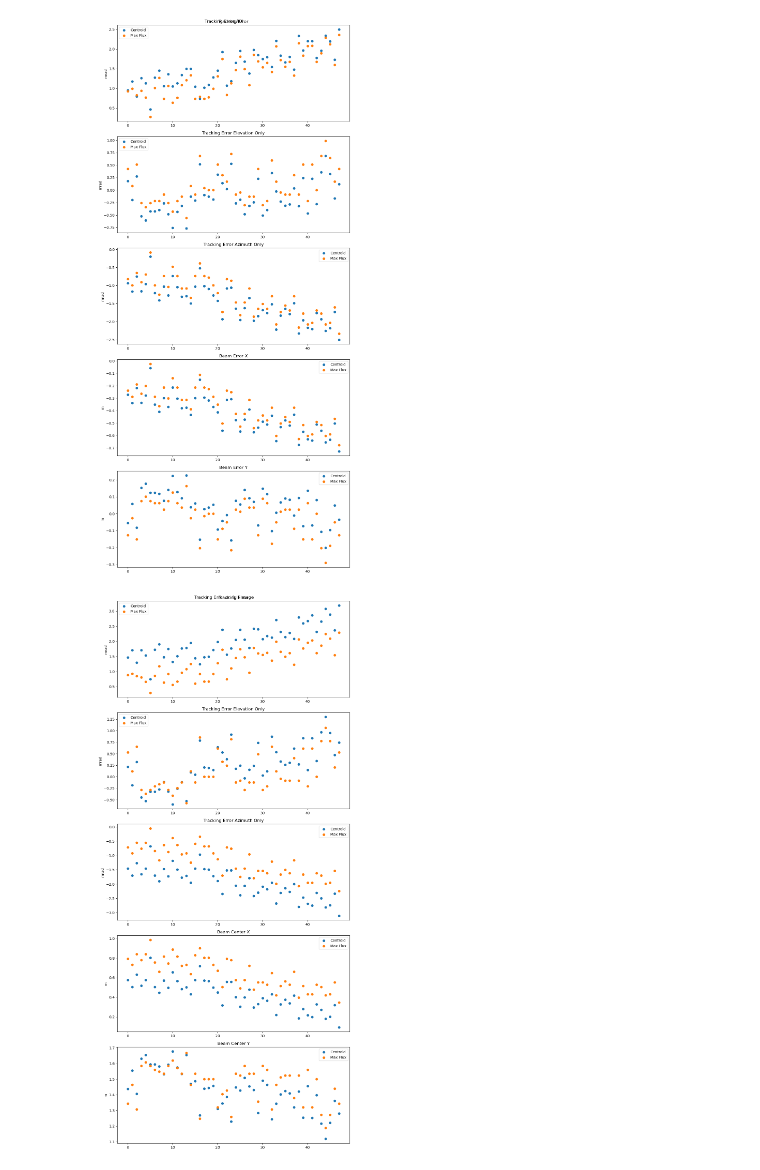
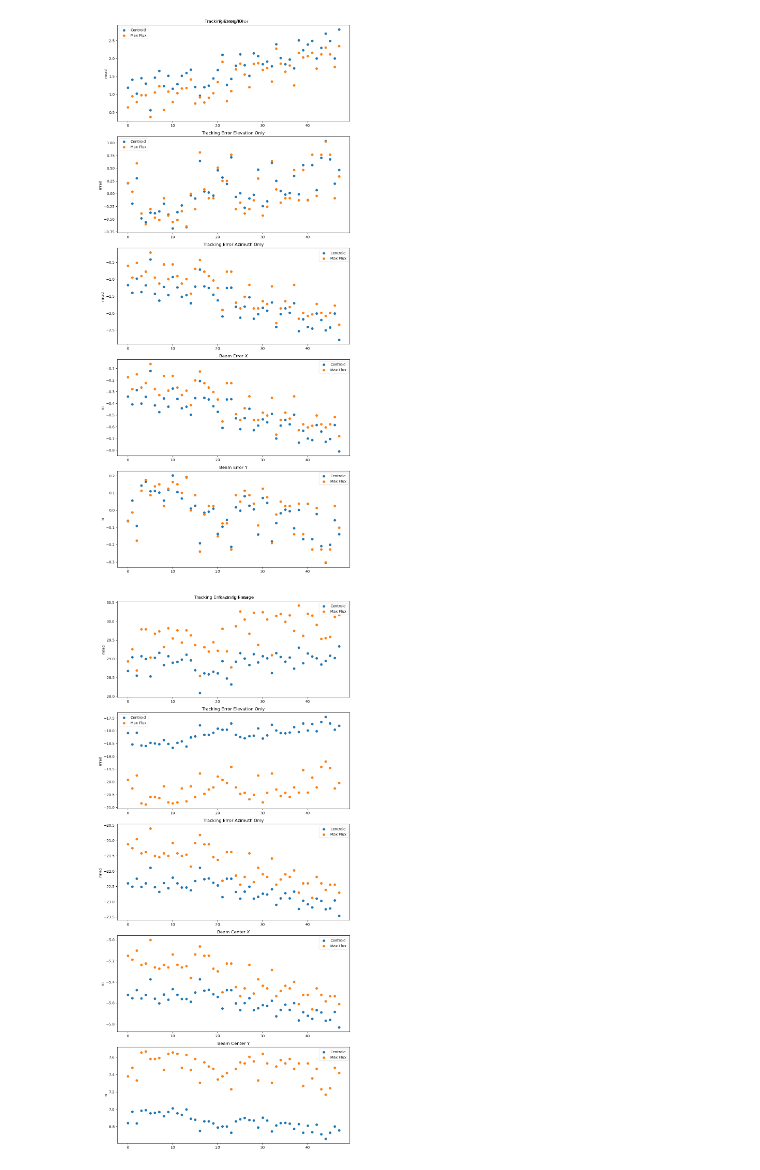
Before and after one commit to NREL/NREL-Beam-Characterization, a Jupyter notebook: Round_robin_test_PAS_3_12_2025.ipynb, the cells around one changed output. Saved outputs shown, nothing was run; the diff lists cells and outputs as text; code cells hidden in the pictures.

```diff
--- a/Round_robin_test_PAS_3_12_2025.ipynb
+++ b/Round_robin_test_PAS_3_12_2025.ipynb
@@ -19,7 +19,8 @@ import pandas as pd
 AOI_KEYWORD = "6x6-CROP"
 LOW_PASS_KEYWORD = "LP_Filter"
 IMG_SUFFIX = ".tif"
-THRESHOLD_METHOD = 90
+THRESHOLD_METHOD = "energy_60"
+PROCESSING_WITH_LOW_PASS = False
 
 img_folder = r"C:\Users\qzheng\OneDrive - NREL\BCS Comparison\PSA-CIEMAT\data\Test tracking H1605 to BCS people"
 img_files = glob(os.path.join(img_folder, "*" + IMG_SUFFIX))
@@ -37,6 +38,15 @@ def threshold_wrapper(img, method):
         quantile_float = method / 100
         quantile_value = np.quantile(img.flatten(), quantile_float)
         return quantile_value
+
+    elif type(method == str) and "energy" in method:
+        energy_level = int(method.split("_")[-1])
+        sorted_data = np.sort(img.flatten())[::-1]
+        cumulative_sum = np.cumsum(sorted_data)
+        total_sum = cumulative_sum[-1]
+        threshold_index = np.searchsorted(cumulative_sum, total_sum * energy_level / 100.0)
+        threshold_value = sorted_data[threshold_index]
+        return threshold_value
 
     else:
         raise ValueError("Invalid thresholding method. Use 'yen' or an integer value between 0 and 100.")
@@ -111,22 +121,33 @@ def NREL_low_pass_filter_comparison_full_img(original_img_file_path: str):
     img_lpf_psa = imread(original_img_file_lpf_psa)
     assert img.shape[0] == 48 # Check if this is the correct image to use
 
-    src_pts = np.array([[186, 27], [1150, 28], [1149, 991], [183, 993]])
-    desired_width = 1000
-    dst = np.array([[0, 0], [desired_width, 0], [desired_width, desired_width], [0, desired_width]])
-    tform = transform.estimate_transform('projective', dst, src_pts)
+    src_pts = np.array([[183, 27], [1150, 27], [1150, 991], [183, 991]])
+    target_x_low = 183
+    target_x_high = 1150
+    target_y_low = 27
+    target_y_high = 991
+    # desired_width = 1000
+    # dst = np.array([[0, 0], [desired_width, 0], [desired_width, desired_width], [0, desired_width]])
+    # tform = transform.estimate_transform('projective', dst, src_pts)
 
-    aim_point_x_pos = np.round(1000/12*7).astype(int)
-    aim_point_y_pos = np.round(1000/12*(6-1.5)).astype(int)
+    # aim_point_x_pos = np.round(1000/12*7).astype(int)
+    # aim_point_y_pos = np.round(1000/12*(6-1.5)).astype(int)
+
+    aim_point_x_pos = np.round((target_x_high - target_x_low)/12*7).astype(int)
+    aim_point_y_pos = np.round((target_y_high - target_y_low)/12*(6-1.5)).astype(int)
 
     for i in range(img.shape[0]):
         curr_img = img[i]
         curr_img_lpf_psa = img_lpf_psa[i]
         curr_img_lpf_nrel = BCS_functions.low_pass_filter(curr_img, keep_ratio=0.05)
 
-        curr_img_psa_target_only = transform.warp(curr_img_lpf_psa, tform, output_shape=(desired_width, desired_width))
-        curr_img_nrel_target_only = transform.warp(curr_img_lpf_nrel, tform, output_shape=(desired_width, desired_width))
-        curr_img_original_target_only = transform.warp(curr_img, tform, output_shape=(desired_width, desired_width))
+        curr_img_original_target_only = curr_img[target_y_low:target_y_high, target_x_low:target_x_high]
+        curr_img_psa_target_only = curr_img_lpf_psa[target_y_low:target_y_high, target_x_low:target_x_high]
+        curr_img_nrel_target_only = curr_img_lpf_nrel[target_y_low:target_y_high, target_x_low:target_x_high]
+
+        # curr_img_psa_target_only = transform.warp(curr_img_lpf_psa, tform, output_shape=(desired_width, desired_width))
+        # curr_img_nrel_target_only = transform.warp(curr_img_lpf_nrel, tform, output_shape=(desired_width, desired_width))
+        # curr_img_original_target_only = transform.warp(curr_img, tform, output_shape=(desired_width, desired_width))
 
         psa_center_profile_widthwise = curr_img_psa_target_only[aim_point_y_pos, :]
         psa_center_profile_heightwise = curr_img_psa_target_only[:, aim_point_x_pos]
@@ -346,7 +374,7 @@ result_df_centroid_saving_path = os.path.join(result_buffer_path, f"centroid_AOI
 result_df_centroid.to_csv(result_df_centroid_saving_path, index=False)
 
 result_df_max_flux = find_beam_center_AOI(img_of_interest[0], centroid_method=False)
-result_df_max_flux_saving_path = os.path.join(result_buffer_path, "max_flux_AOI.csv")
+result_df_max_flux_saving_path = os.path.join(result_buffer_path, f"max_flux_AOI_{THRESHOLD_METHOD}.csv")
 result_df_max_flux.to_csv(result_df_max_flux_saving_path, index=False)
 
 
@@ -383,7 +411,7 @@ fig.tight_layout()
 plt.show()
 print()
 # %% [output]
-[figure, old version]
+[figure, new version]
 # %%
 # display the result_df up to two significant figures
 # from IPython.display import display
@@ -395,12 +423,12 @@ print()
 
 # display(result_df)
 # %%
-img_of_interest = [img for img in img_files if LOW_PASS_KEYWORD in img and AOI_KEYWORD not in img]
+img_of_interest = [img for img in img_files if LOW_PASS_KEYWORD not in img and AOI_KEYWORD not in img]
 result_df_centroid = find_beam_center_full_img(img_of_interest[0], centroid_method=True)
 result_df_centroid_saving_path = os.path.join(result_buffer_path, f"centroid_Full_image_{THRESHOLD_METHOD}.csv")
 result_df_centroid.to_csv(result_df_centroid_saving_path, index=False)
 result_df_max_flux = find_beam_center_full_img(img_of_interest[0], centroid_method=False)
-result_df_max_flux_saving_path = os.path.join(result_buffer_path, "max_flux_Full_image.csv")
+result_df_max_flux_saving_path = os.path.join(result_buffer_path, f"max_flux_Full_image_{THRESHOLD_METHOD}.csv")
 result_df_max_flux.to_csv(result_df_max_flux_saving_path, index=False)
 
 # create a 5x1 scatter plot
@@ -408,34 +436,34 @@ fig, axs = plt.subplots(5, 1, figsize=(10, 22))
 fig.suptitle("Tracking Error on full image")
 axs[0].scatter(result_df_centroid["Layer"], result_df_centroid["Tracking Error (mrad)"], label="Centroid")
 axs[0].scatter(result_df_max_flux["Layer"], result_df_max_flux["Tracking Error (mrad)"], label="Max Flux")
 axs[0].legend()
 axs[0].set_title("Tracking Error")
 axs[0].set_ylabel("mrad")
 axs[1].scatter(result_df_centroid["Layer"], result_df_centroid["Tracking Error Elevation Only (mrad)"], label="Centroid")
 axs[1].scatter(result_df_max_flux["Layer"], result_df_max_flux["Tracking Error Elevation Only (mrad)"], label="Max Flux")
 axs[1].set_title("Tracking Error Elevation Only")
 axs[1].legend()
 axs[1].set_ylabel("mrad")
 axs[2].scatter(result_df_centroid["Layer"], result_df_centroid["Tracking Error Azimuth Only (mrad)"], label="Centroid")
 axs[2].scatter(result_df_max_flux["Layer"], result_df_max_flux["Tracking Error Azimuth Only (mrad)"], label="Max Flux")
 axs[2].set_title("Tracking Error Azimuth Only")
 axs[2].legend()
 axs[2].set_ylabel("mrad")
 axs[3].scatter(result_df_centroid["Layer"], result_df_centroid["Beam Error X (m)"], label="Centroid")
 axs[3].scatter(result_df_max_flux["Layer"], result_df_max_flux["Beam Error X (m)"], label="Max Flux")
 axs[3].set_title("Beam Center X")
 axs[3].legend()
 axs[3].set_ylabel("m")
 axs[4].scatter(result_df_centroid["Layer"], result_df_centroid["Beam Error Y (m)"], label="Centroid")
 axs[4].scatter(result_df_max_flux["Layer"], result_df_max_flux["Beam Error Y (m)"], label="Max Flux")
 axs[4].set_title("Beam Center Y")
 axs[4].legend()
 axs[4].set_ylabel("m")
 fig.tight_layout()
 plt.show()
 print()
 # %% [output]
-[figure, old version]
+[figure, new version]
 # %%
 # performing center finding on the 6x6 cropped images
 example_img = imread(img_of_interest[0])[0, :, :]
```
Also changed, not shown: parts of 3 cells of this notebook, 7 other files.
